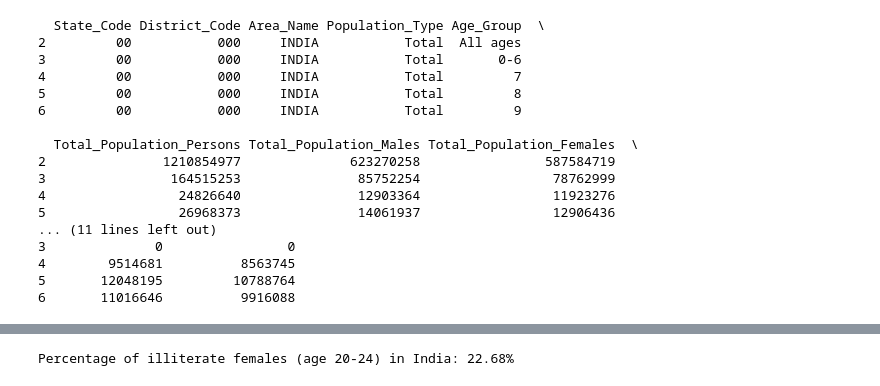
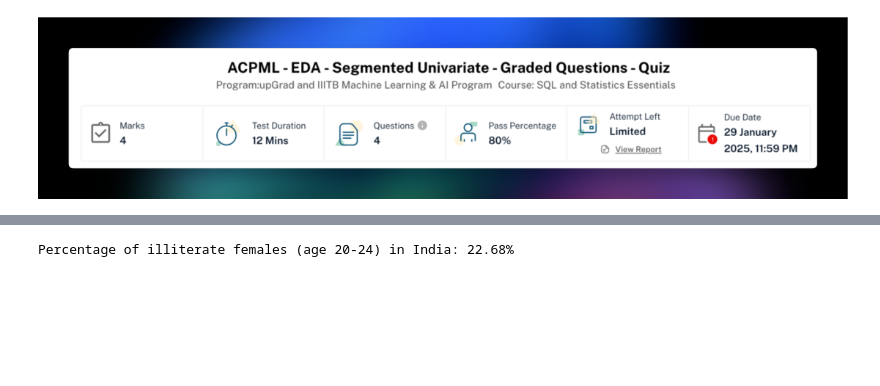
Before and after one commit to SUBHASISHBISWAS/UpGrad, a Jupyter notebook: Code/Courses/C1-SQL and Statistics Essentials/M4-Exploratory Data Analysis/Evaluation/SB-EDA-SOLUTION-Graded-Question/2-EDA - Segmented Univariate - Graded Quesion_sln.ipynb, the cells around one changed output, grey strips where cells are left out. Saved outputs shown, nothing was run; the diff lists cells and outputs as text; code cells hidden in the pictures; blank space fills up the shorter version.

```diff
--- a/Code/Courses/C1-SQL and Statistics Essentials/M4-Exploratory Data Analysis/Evaluation/SB-EDA-SOLUTION-Graded-Question/2-EDA - Segmented Univariate - Graded Quesion_sln.ipynb
+++ b/Code/Courses/C1-SQL and Statistics Essentials/M4-Exploratory Data Analysis/Evaluation/SB-EDA-SOLUTION-Graded-Question/2-EDA - Segmented Univariate - Graded Quesion_sln.ipynb
@@ -1,54 +1,7 @@
 # %%
+from SUBHASISH import *
 import pandas as pd
-
-# Load the Excel file
-file_path = "EDA_census.xlsx"
-xls = pd.ExcelFile(file_path)
-
-# Load the sheet named 'C-08' into a DataFrame
-df = pd.read_excel(xls, sheet_name='C-08')
-
-# Drop initial rows that are metadata and set proper column names
-df_cleaned = df.iloc[4:].reset_index(drop=True)
-
-# Assign new column names based on their position
-df_cleaned.columns = [
-    "Table_Name", "State_Code", "District_Code", "Area_Name", "Population_Type",
-    "Age_Group", "Total_Population_Persons", "Total_Population_Males", "Total_Population_Females",
-    "Illiterate_Persons", "Illiterate_Males", "Illiterate_Females",
-    "Literate_Persons", "Literate_Males", "Literate_Females"
-] + list(df_cleaned.columns[15:])  # Keep remaining columns
-
-# Keep only relevant columns
-df_cleaned = df_cleaned[["State_Code", "District_Code", "Area_Name", "Population_Type",
-                         "Age_Group", "Total_Population_Persons", "Total_Population_Males", "Total_Population_Females",
-                         "Illiterate_Persons", "Illiterate_Males", "Illiterate_Females",
-                         "Literate_Persons", "Literate_Males", "Literate_Females"]]
-
-# Drop any rows where State_Code is NaN (removes potential leftover headers)
-df_cleaned = df_cleaned.dropna(subset=["State_Code"])
-
-# Save as CSV for further analysis
-csv_path = "Cleaned_Census_Data.csv"
-df_cleaned.to_csv(csv_path, index=False)
-
-# Display first few rows
-print(df_cleaned.head())
-# %% [output]
-  State_Code District_Code Area_Name Population_Type Age_Group  \
-2         00           000     INDIA           Total  All ages
-3         00           000     INDIA           Total       0-6
-4         00           000     INDIA           Total         7
-5         00           000     INDIA           Total         8
-6         00           000     INDIA           Total         9
-
-  Total_Population_Persons Total_Population_Males Total_Population_Females  \
-2               1210854977              623270258                587584719
-3                164515253               85752254                 78762999
-4                 24826640               12903364                 11923276
-5                 26968373               14061937                 12906436
-... (11 lines left out)
-3              0                0
-4        9514681          8563745
-5       12048195         10788764
-6       11016646          9916088
+# %%
+ShowImage("CleanShot 2025-01-30 at 19.46.19.png")
+# %% [output]
+[figure, added]
```
Also changed, not shown: parts of 2 cells of this notebook, 12 other files.
